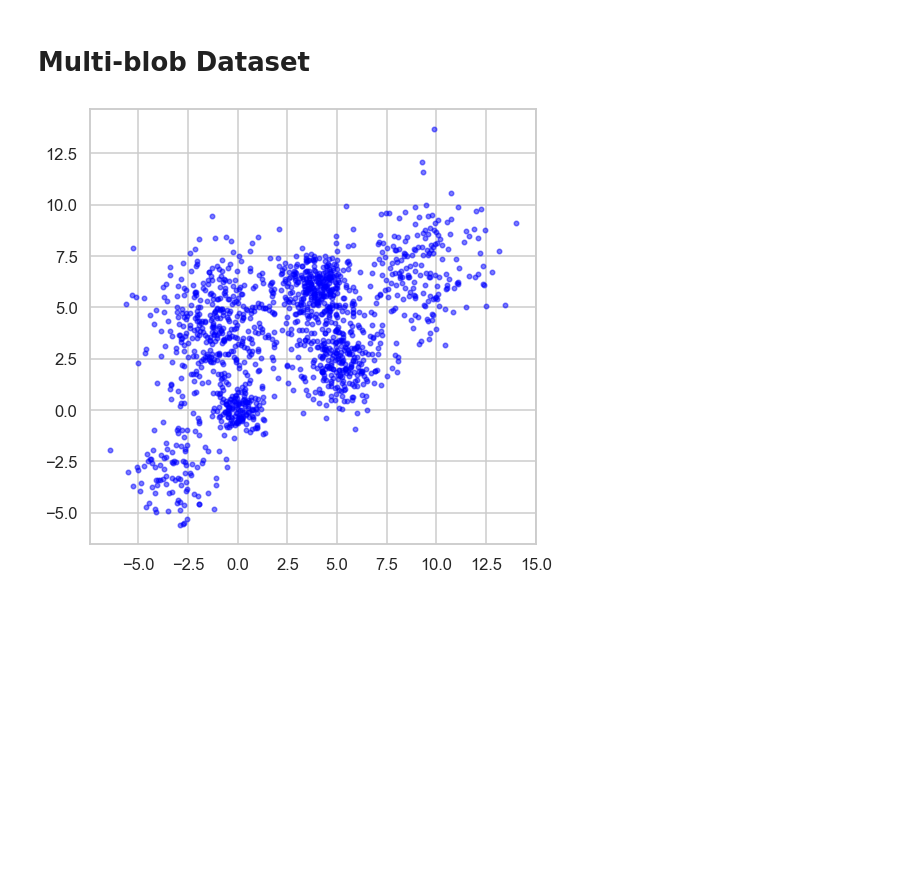
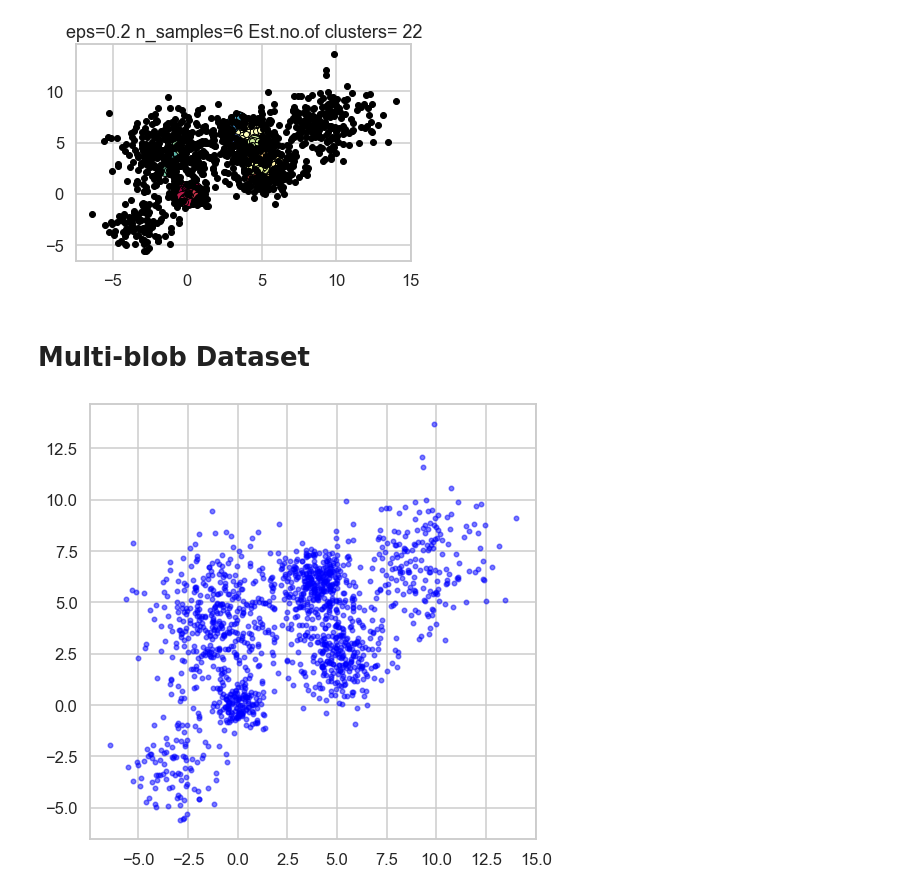
Before and after one commit to rawanamrr/Clustering-Project, a Jupyter notebook: Clustering Project.ipynb, the cells around one changed output. Drawn from its saved outputs; the diff is of its cells as text; code cells hidden in the pictures; blank space fills up the shorter version.

```diff
--- a/Clustering Project.ipynb
+++ b/Clustering Project.ipynb
@@ -81,4 +133,22 @@ def DBSCAN_Clustering(data,eps_start,eps_stop,eps_step,nsamples_start,nsamples_s
     return epsilon,samples,silScores
+# %%
+def DBSCAN_Clustering2(data,eps,nsamples):
+    silScores=[]
+    db = DBSCAN(eps=eps, min_samples=nsamples)
+    db.fit(data)
+    labels = db.labels_
+    silScores.append(met.silhouette_score(data, labels, metric = 'euclidean'))
+    n_clusters_ = len(set(labels)) - (1 if -1 in labels else 0)
+    n_noise_ = list(labels).count(-1)
+    display_DBScan(labels,db,data,eps,nsamples)
+    return silScores
+# %%
+data=Multi_blob_Data
+silScore_DBSCAN=[]
+# %%
+silScore_DBSCAN.append(DBSCAN_Clustering2(data,0.2,6))
+# %% [output]
+[figure, added]
 # %% [markdown]
 # Multi-blob Dataset
 # %%
```
Also changed, not shown: parts of 25 cells of this notebook.
